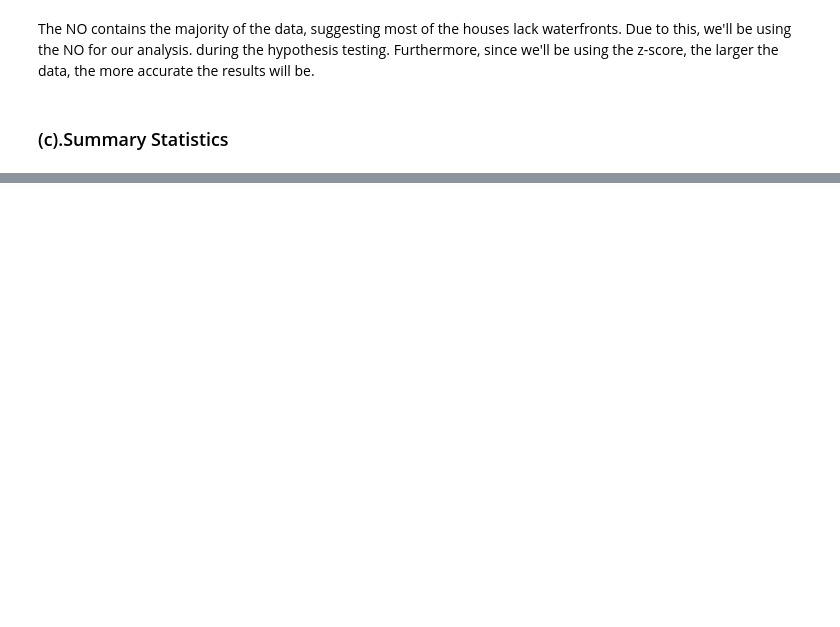
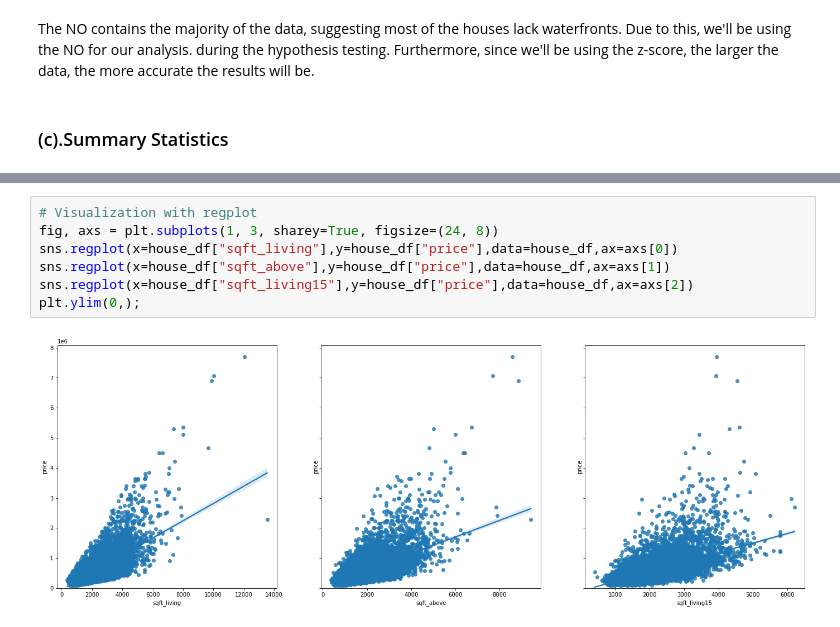
Before and after one commit to amoskiito/dsc-phase-2-project-v2-3, a Jupyter notebook: student.ipynb, the cells around one changed output, grey strips where cells are left out. Drawn from its saved outputs; the diff is of its cells as text; blank space fills up the shorter version.

```diff
--- a/student.ipynb
+++ b/student.ipynb
@@ -428,0 +502,9 @@ https://gist.github.com/mwaskom/de44147ed2974457ad6372750bbe5751
+# %%
+# Visualization with regplot
+fig, axs = plt.subplots(1, 3, sharey=True, figsize=(24, 8))
+sns.regplot(x=house_df["sqft_living"],y=house_df["price"],data=house_df,ax=axs[0])
+sns.regplot(x=house_df["sqft_above"],y=house_df["price"],data=house_df,ax=axs[1])
+sns.regplot(x=house_df["sqft_living15"],y=house_df["price"],data=house_df,ax=axs[2])
+plt.ylim(0,);
+# %% [output]
+[figure, added]
```
Also changed, not shown: parts of 142 cells of this notebook.
